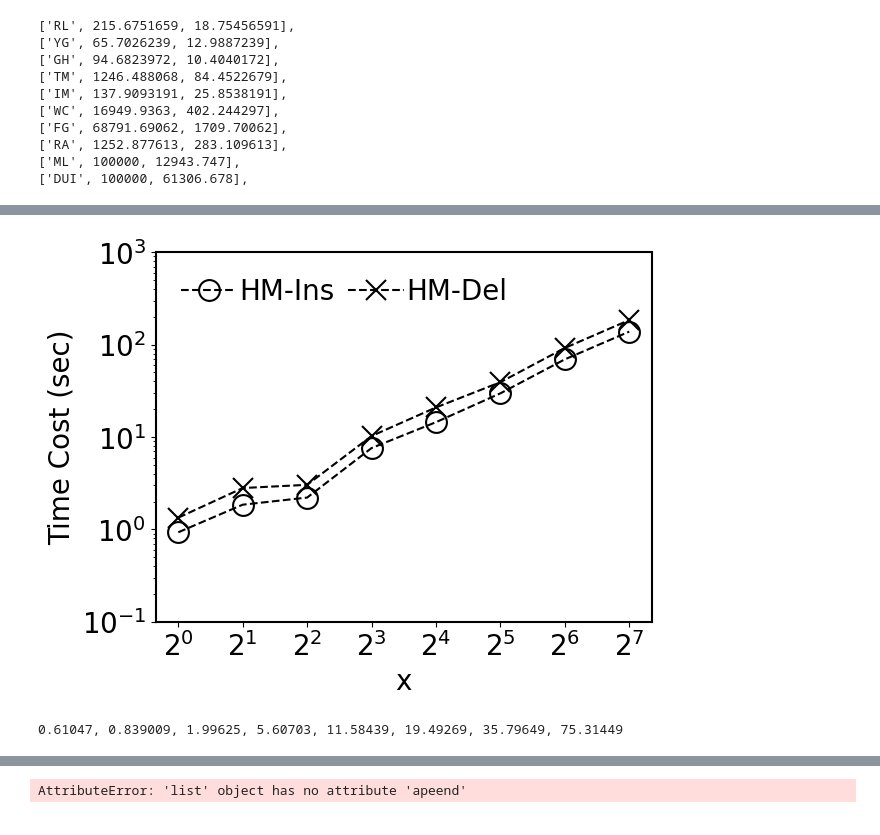
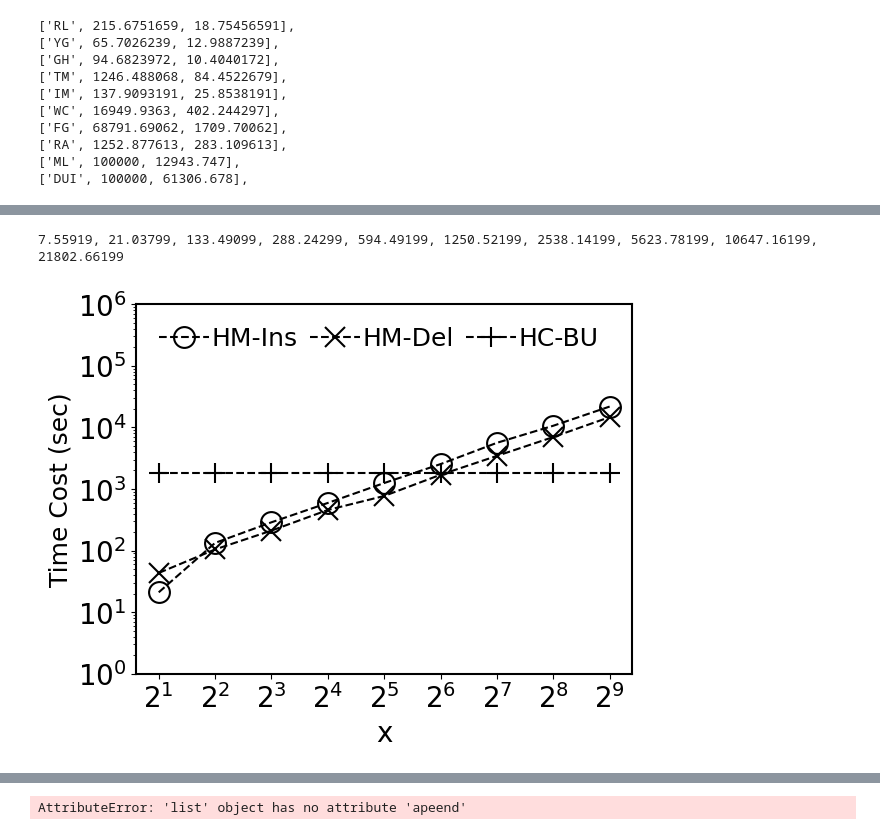
Before and after one commit to ShunyangLi/academic-graph, a Jupyter notebook: kw index.ipynb, the cells around one changed output, grey strips where cells are left out. Saved outputs shown, nothing was run; the diff lists cells and outputs as text; code cells hidden in the pictures.

```diff
--- a/kw index.ipynb
+++ b/kw index.ipynb
@@ -246,48 +330,51 @@ plt.savefig(path + "PAU.pdf", bbox_inches='tight')
+# %%
+data="""7.55919
+21.03799
+133.49099
+288.24299
+594.49199
+1250.52199
+2538.14199
+5623.78199
+10647.16199
+21802.66199"""
+
+result = []
+for line in data.split('\n'):
+    result.append(line.replace('\n',''))
+
+print(", ".join(str(i) for i in result))
+# %% [output]
+7.55919, 21.03799, 133.49099, 288.24299, 594.49199, 1250.52199, 2538.14199, 5623.78199, 10647.16199, 21802.66199
 # %%
 plt.style.use('default')
 plt.rcParams['axes.linewidth'] = 1.5
 plt.rcParams["legend.framealpha"] = 0
 plt.rcParams["legend.handletextpad"] = 0.1
 plt.rcParams["legend.columnspacing"] = 0.5
-index_x = ['$2^0$', '$2^1$', '$2^2$', '$2^3$','$2^4$','$2^5$','$2^6$','$2^7$']
-font2 = {'weight': 'normal', 'size': 20}
+index_x = ['$2^1$', '$2^2$', '$2^3$','$2^4$','$2^5$','$2^6$','$2^7$','$2^8$','$2^9$']
+font2 = {'weight': 'normal', 'size': 18}
 
 # labels = (r"$10^0$",r"$10^1$", r"$10^2$", r"$10^3$",r"$10^4$",r"$10^5$", "INF")
 
-DEL = [1.34081, 2.804995, 3.039255, 10.260255, 20.897195, 39.213395, 91.933595, 184.438995]
-INS = [0.931461, 1.852431, 2.211311, 7.599121, 14.477761, 29.707361, 69.249261, 138.194861]
-
+DEL = [43.40967, 104.55557, 211.34597, 457.02897, 771.19497, 1704.46597, 3447.98597, 6980.74597, 14698.89597]
+INS = [21.03799, 133.49099, 288.24299, 594.49199, 1250.52199, 2538.14199, 5623.78199, 10647.16199, 21802.66199]
+BU = [1837.0685,1837.0685,1837.0685,1837.0685,1837.0685,1837.0685,1837.0685,1837.0685,1837.0685]
 
 # stackoverflow_peeling =[511052.2,236689.9,92571.3,74803.4,58010.8]
 # stackoverflow_expand = [356276,208589.7,161437.2,110580,86341.7]
 
 plot_line(index_x, INS, 'black','dashed', "o", "HM-Ins")
 plot_line(index_x, DEL, 'black','dashed', "x", "HM-Del")
+plot_line(index_x, BU, 'black','dashed', "+", "HC-BU")
 plt.yscale('log')
 
-plt.ylim(0.1, 1*pow(10,3))
-plt.ylabel("Time Cost (sec)",fontsize = 20)
+plt.ylim(1, 1*pow(10,6))
+plt.ylabel("Time Cost (sec)",fontsize = 18)
 plt.xlabel(r"x",fontsize = 20)
 plt.yticks(size = 20)
 plt.xticks(size = 20)
-plt.legend(loc='upper left',ncol=2, frameon=False, prop = font2)
-plt.savefig(path + "IMU.pdf", bbox_inches='tight')
+plt.legend(loc='upper left',ncol=3, frameon=False, prop = font2)
+plt.savefig(path + "NFGU.pdf", bbox_inches='tight')
 # %% [output]
-[figure, old version]
+[figure, new version]
-# %%
-data="""0.61047
-0.839009
-1.99625
-5.60703
-11.58439
-19.49269
-35.79649
-75.31449"""
-
-result = []
-for line in data.split('\n'):
-    result.append(line.replace('\n',''))
-
-print(", ".join(str(i) for i in result))
-# %% [output]
-0.61047, 0.839009, 1.99625, 5.60703, 11.58439, 19.49269, 35.79649, 75.31449
```
Also changed, not shown: parts of 11 cells of this notebook, 4 other files.
